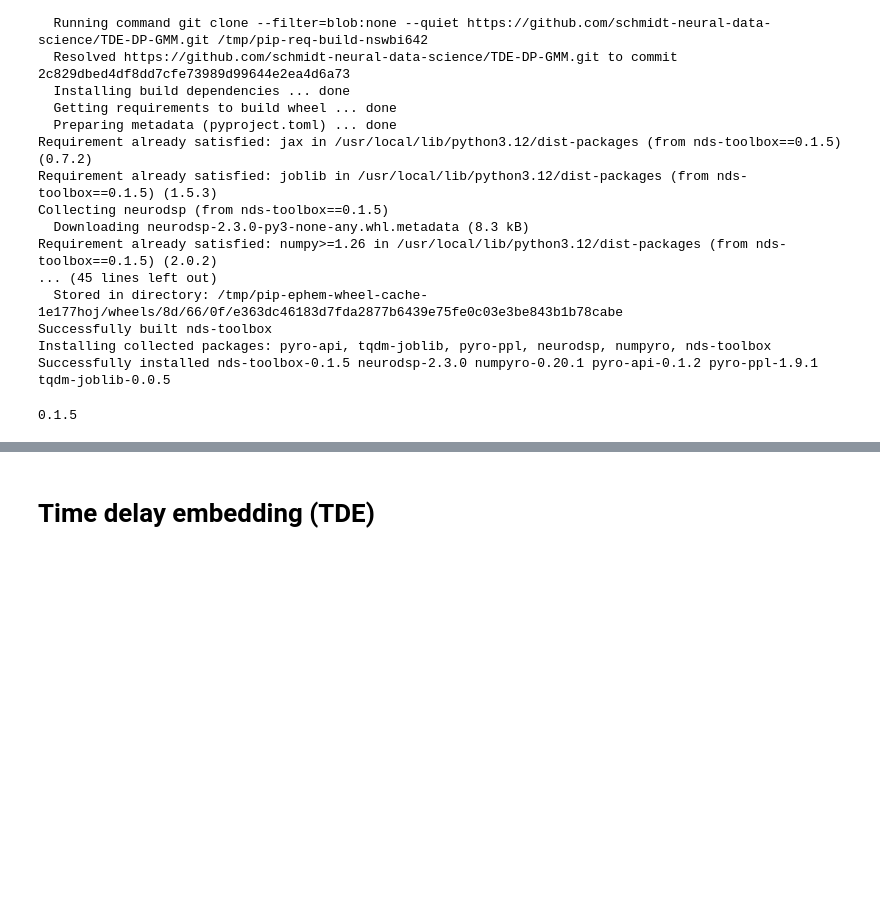
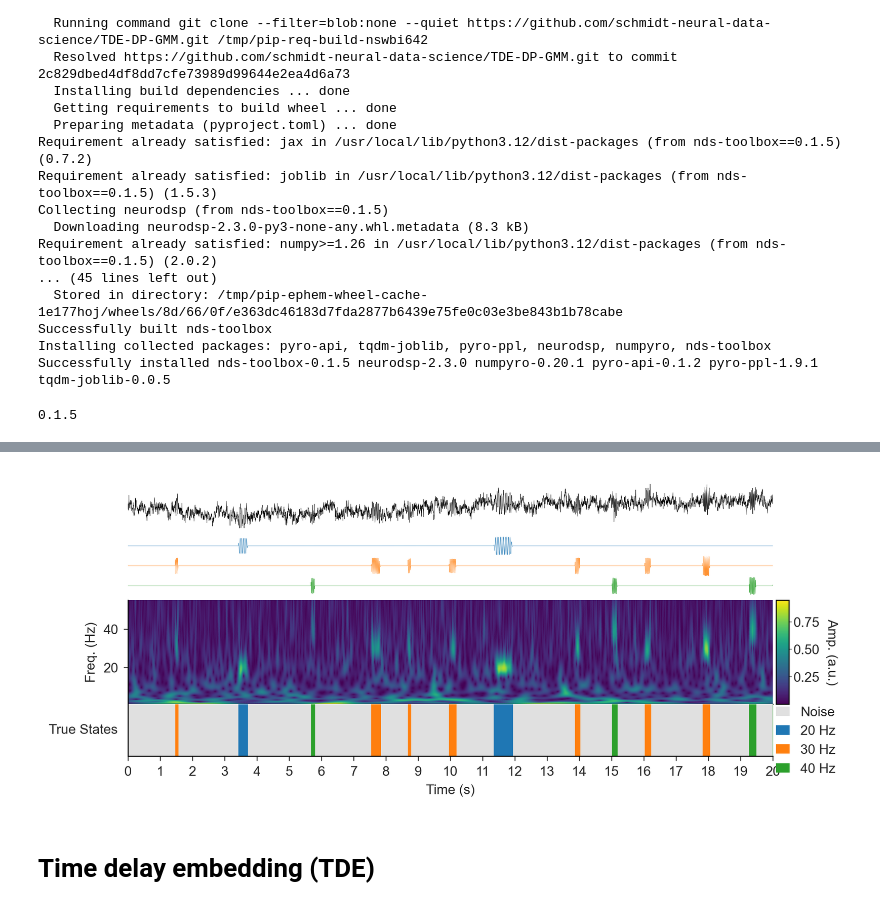
Before and after one commit to schmidt-neural-data-science/TDE-DP-GMM, a Jupyter notebook: intro_to_dpgmm.ipynb, the cells around one changed output, grey strips where cells are left out. Drawn from its saved outputs; the diff is of its cells as text; code cells hidden in the pictures; blank space fills up the shorter version.

```diff
--- a/intro_to_dpgmm.ipynb
+++ b/intro_to_dpgmm.ipynb
@@ -90,7 +90,7 @@ plt.rcParams.update({
     "figure.autolayout": True,
 
     # --- DPI ---
-    "savefig.dpi": 900,
+    "savefig.dpi": 600,
     "figure.dpi": 300,
 })
 # %%
@@ -134,3 +123,31 @@ signal_dict = simulate_bursty_signal(time_vec, fs, freq, burst_cycles,noise_dura
+# %%
+# Set the seed for reproducibility.
+seed = 2026
+rng = np.random.default_rng(seed)
+
+n_seconds = 60 * 3
+fs = 250  # Hz
+time_vec = np.linspace(0, n_seconds, int(fs * n_seconds))
+freq = np.array([20, 30, 40])
+true_num_states = len(freq) + 1
+snr_db = 2
+state_transition = "return_to_baseline"
+
+
+sim_params = {
+    "time_vec": time_vec,
+    "fs": fs,
+    "freq": freq,
+    "state_transition": state_transition,
+    "burst_cycles_param": [3, 12],       # cycles per burst
+    "noise_duration_param": [0.5, 2],    # seconds between bursts
+    "snr_db": snr_db,
+    "burst_amp_sigma": 0.1,
+    "beta": 1,           # 0 for white noise, 1 for pink noise, 2 for brown noise
+    "rng": rng,
+}
+
+signal_dict = simulate_bursty_signal(**sim_params)
 # %%
 
 print(signal_dict.keys())
@@ -268,3 +253,8 @@ plt.show()
+# %%
+fig, axes = plot_bursty_signal(signal_dict, fs, plot_t=20, freq=freq, figsize=(FIG_WIDTH, 3))
+plt.show()
+# %% [output]
+[figure, added]
 # %% [markdown]
 # Time delay embedding (TDE)
 # %%
```
Also changed, not shown: parts of 5 cells of this notebook, 11 other files.
